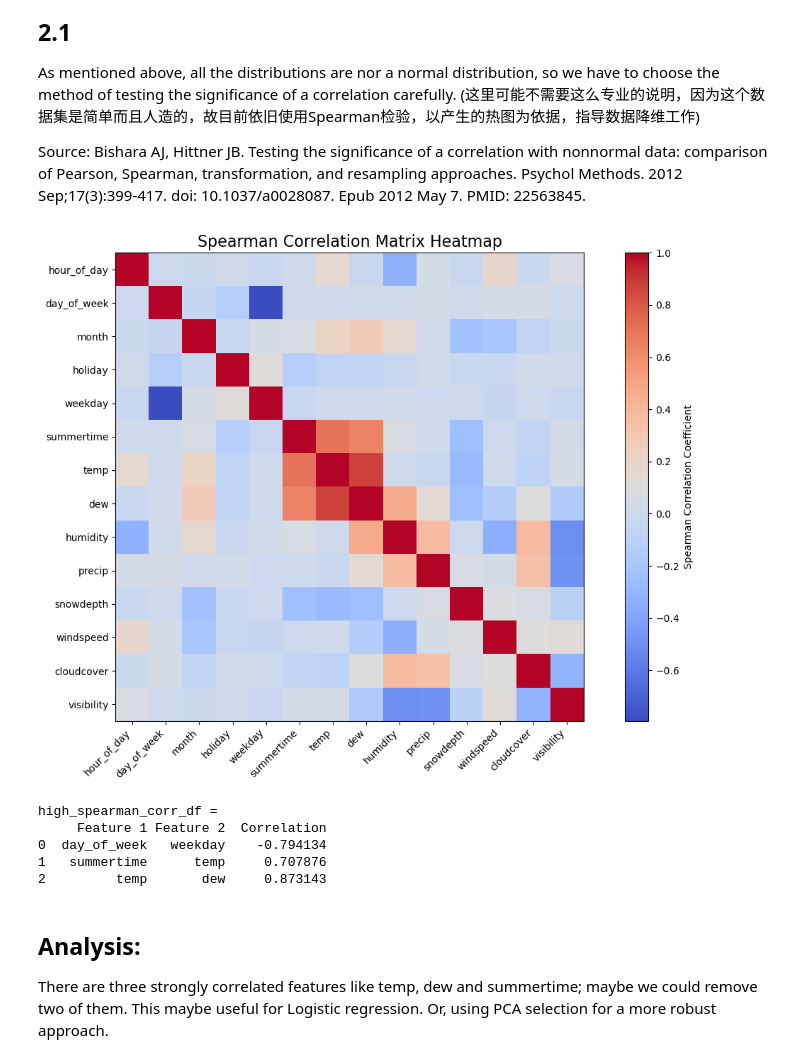
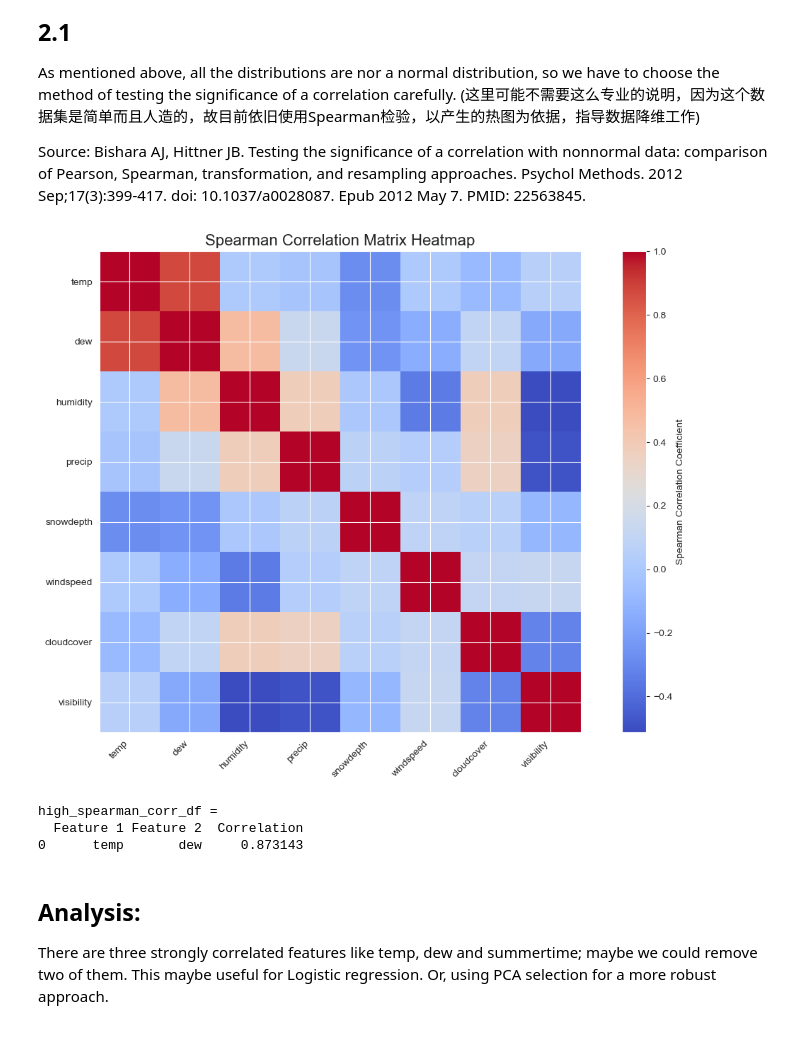
Before and after one commit to mihoyoMhb/SMLproject, a Jupyter notebook: Draft.ipynb, the cells around one changed output. Cells and saved outputs as stored; diff of their text form; code cells hidden in the pictures.

```diff
--- a/Draft.ipynb
+++ b/Draft.ipynb
@@ -207,7 +207,7 @@ Source: Bishara AJ, Hittner JB. Testing the significance of a correlation with n
 from scipy.stats import spearmanr
 numeric_data = data.select_dtypes(include=['float64', 'int64'])
 """Drop the snow cause of all values are 0"""
-numeric_data = numeric_data.drop(columns=['snow'])
+
 
 """Calculate the P_values"""
 def p_analysis(data):
@@ -220,40 +220,38 @@ def p_analysis(data):
                 if col1 != col2:
                     corr, p_value = spearmanr(data[col1], data[col2])
                     spearman_matrix.loc[col1, col2] = corr
                     p_value_matrix.loc[col1, col2] = p_value
                 else:
                     spearman_matrix.loc[col1, col2] = 1
                     p_value_matrix.loc[col1, col2] = 0
         return spearman_matrix.astype(float), p_value_matrix.astype(float)
     spearman_correlation_matrix, spearman_p_value_matrix = p_test(data)
     plt.figure(figsize=(12, 8))
     plt.imshow(spearman_correlation_matrix, cmap='coolwarm', interpolation='none')
     plt.colorbar(label='Spearman Correlation Coefficient')
     plt.xticks(range(len(spearman_correlation_matrix.columns)), spearman_correlation_matrix.columns, rotation=45, ha='right')
     plt.yticks(range(len(spearman_correlation_matrix.columns)), spearman_correlation_matrix.columns)
     plt.title('Spearman Correlation Matrix Heatmap', fontsize=16)
     plt.tight_layout()
     plt.show()
     # Maybe we can consider that when threshold > 0.7 means two parameters are highly correlated
     threshold = 0.7
     high_spearman_corr_pairs = [
         (spearman_correlation_matrix.index[i], spearman_correlation_matrix.columns[j], spearman_correlation_matrix.iloc[i, j])
         for i in range(len(spearman_correlation_matrix.columns))
         for j in range(i + 1, len(spearman_correlation_matrix.columns))
         if abs(spearman_correlation_matrix.iloc[i, j]) > threshold and spearman_p_value_matrix.iloc[i, j] < 0.05
     ]
 
     high_spearman_corr_df = pd.DataFrame(high_spearman_corr_pairs, columns=["Feature 1", "Feature 2", "Correlation"])
     print(f"high_spearman_corr_df = \n{high_spearman_corr_df}")
-
+numeric_data = numeric_data.drop(columns=['snow', 'hour_of_day', 'day_of_week', 'month', 'holiday', 'weekday', 'summertime'])
 p_analysis(numeric_data)
 # %% [output]
-[figure, old version]
+[figure, new version]
 high_spearman_corr_df =
-     Feature 1 Feature 2  Correlation
-0  day_of_week   weekday    -0.794134
-1   summertime      temp     0.707876
-2         temp       dew     0.873143
+  Feature 1 Feature 2  Correlation
+0      temp       dew     0.873143
 # %% [markdown]
 ## Analysis:
 There are three strongly correlated features like temp, dew and summertime; maybe we could remove two of them. This maybe useful for Logistic regression. Or, using PCA selection for a more robust approach.
```
Also changed, not shown: parts of 13 cells of this notebook, 1 other file.
